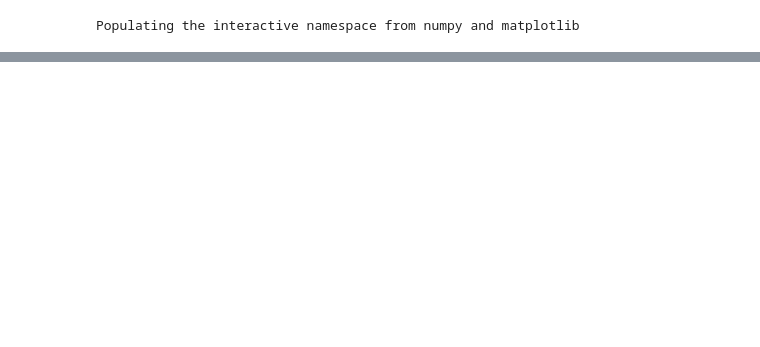
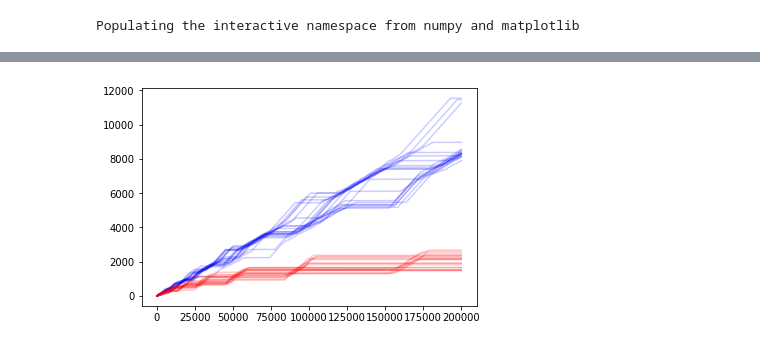
Before and after one commit to falcondai/ucrl, a Jupyter notebook: shaped.ipynb, the cells around one changed output, grey strips where cells are left out. Drawn from its saved outputs; the diff is of its cells as text; code cells hidden in the pictures; blank space fills up the shorter version.

```diff
--- a/shaped.ipynb
+++ b/shaped.ipynb
@@ -72,0 +33,14 @@ array([ 0.        ,  0.52631579,  1.05263158,  1.57894737,  2.10526316,
+# %%
+# Collect sample trajectories
+# UCRL2 on the two-state MDP
+n_trajs = 20
+len_trajs = 200000
+trajs = []
+for _ in range(n_trajs):
+    #
+    tr = ucrl2.ucrl2(example_mdp, delta, initial_state=0)
+    traj = []
+    for _ in range(len_trajs):
+        (t, st, ac, next_st, r) = next(tr)
+        traj.append((t, st, ac, next_st, r))
+    trajs.append(traj)
@@ -72,0 +70,14 @@ array([ 0.        ,  0.52631579,  1.05263158,  1.57894737,  2.10526316,
+# %%
+# UCRL2 on the shaped two-state MDP
+# Instead of implementing potential-shaped UCRL2, we let UCRL2 interact
+# with the shaped MDP--same as within potential-shaped UCRL2--and
+# sum up the actual rewards in the original MDP later. This can be done
+# because a sample trajectory logs all the state-action pairs
+phi_trajs = []
+for _ in range(n_trajs):
+    tr = ucrl2.ucrl2(example_mdp_phi, delta, initial_state=0)
+    traj = []
+    for _ in range(len_trajs):
+        (t, st, ac, next_st, r) = next(tr)
+        traj.append((t, st, ac, next_st, r))
+    phi_trajs.append(traj)
@@ -72,0 +107,12 @@ array([ 0.        ,  0.52631579,  1.05263158,  1.57894737,  2.10526316,
+# %%
+# plot(bound, '--')
+for traj in trajs:
+    plot(process_trajectory(traj, 1)[0], alpha=0.2, c='b')
+
+for traj in phi_trajs:
+    plot(process_trajectory(traj, 1, replace_r=example_mdp.r)[0], alpha=0.2, c='r')
+
+xlabel('T')
+ylabel('\Delta')
+# %% [output]
+[figure, added]
```
Also changed, not shown: parts of 40 cells of this notebook, 2 other files.
